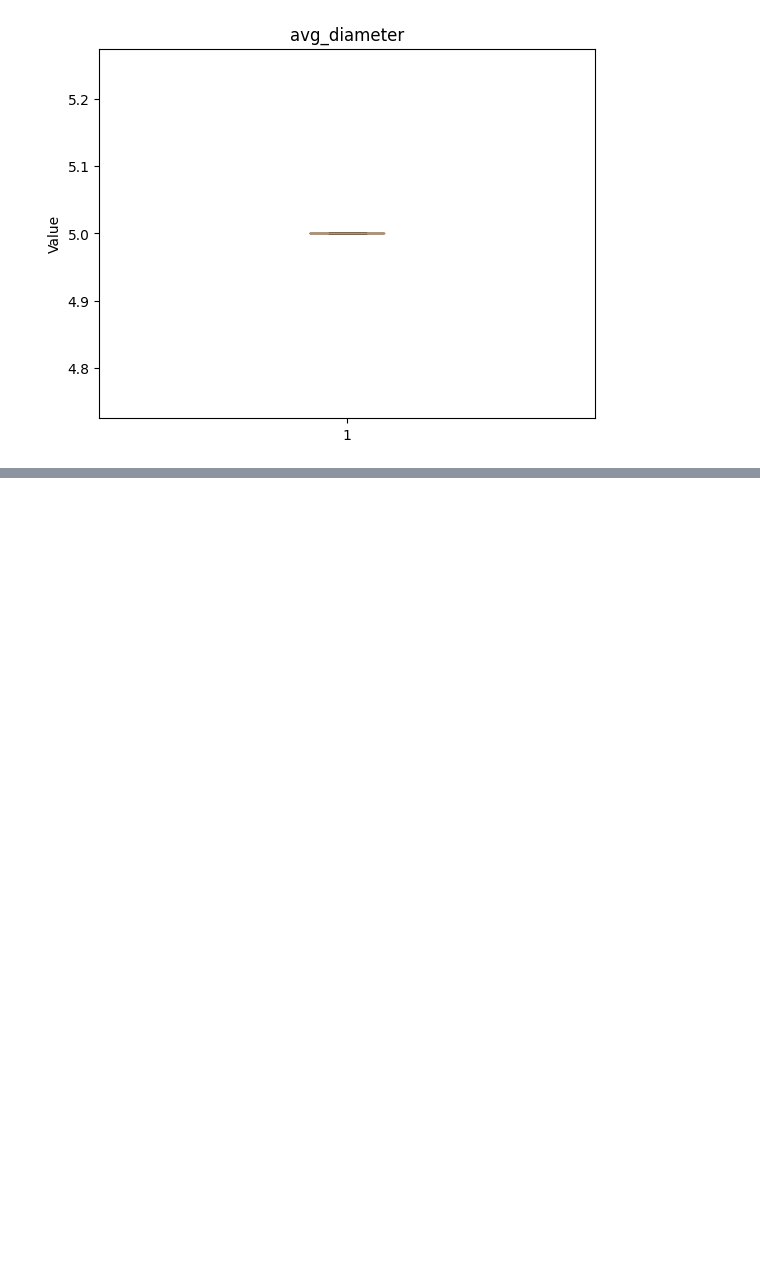
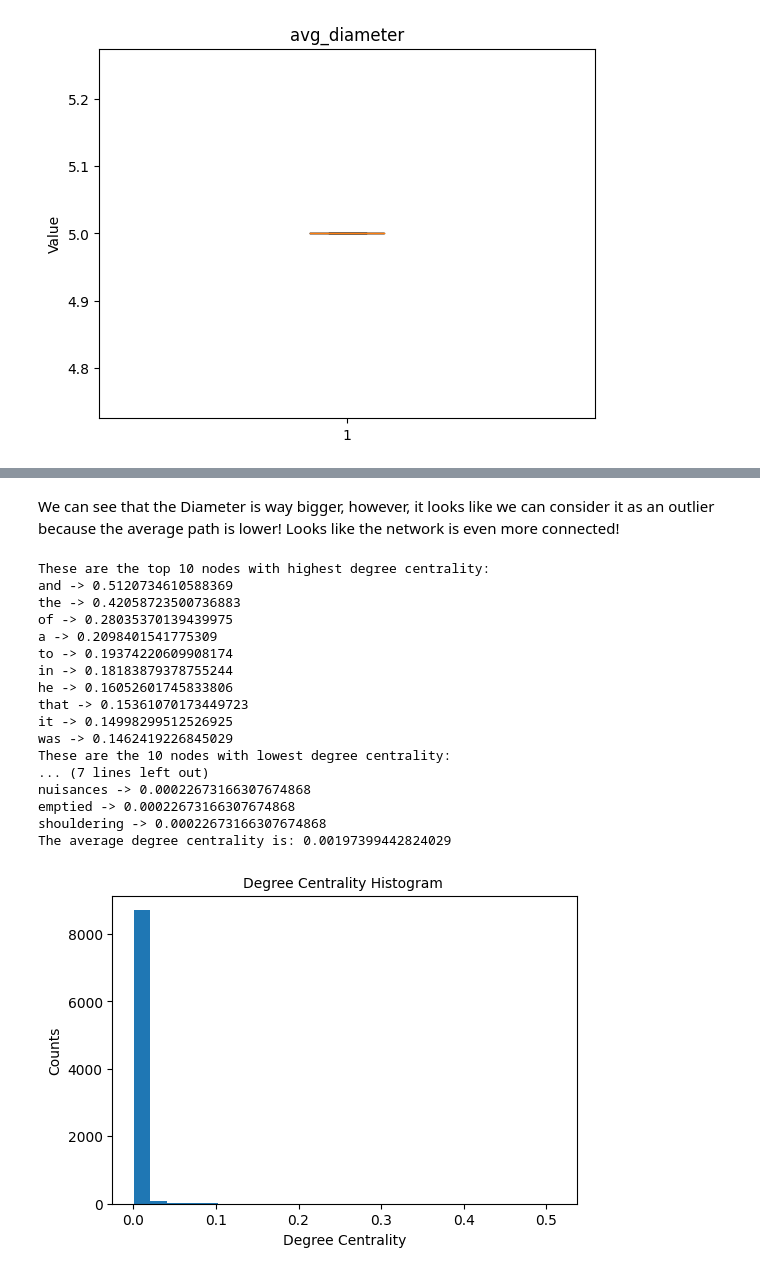
Before and after one commit to haylibi/network_science-word_analysis, a Jupyter notebook: notebook.ipynb, the cells around one changed output, grey strips where cells are left out. Cells and saved outputs as stored; diff of their text form; code cells hidden in the pictures; blank space fills up the shorter version.

```diff
--- a/notebook.ipynb
+++ b/notebook.ipynb
@@ -325,0 +371,42 @@ random_analysis(100)
+# %% [markdown]
+We can see that the Diameter is way bigger, however, it looks like we can consider it as an outlier because the average path is lower! Looks like the network is even more connected!
+# %%
+# degree centrality
+degree_centrality = nx.centrality.degree_centrality(network)
+# Compute the average degree centrality for each node
+average_degree_centrality = np.mean(list(degree_centrality.values()))
+# top 10 nodes by degree centrality
+centrality = (sorted(degree_centrality.items(), key=lambda item: item[1], reverse=True))
+top_10_centrality = centrality[:10]
+last_10_centrality = centrality[-10:]
+print("These are the top 10 nodes with highest degree centrality:\n" + '\n'.join([f"{node} -> {centrality_value}" for node, centrality_value in top_10_centrality]))
+print("These are the 10 nodes with lowest degree centrality:\n" + '\n'.join([f"{node} -> {centrality_value}" for node, centrality_value in last_10_centrality]))
+# highest degre centrality node
+# highest_centrality = centrality[0][1]
+# plot histogram
+plt.figure(figsize=(6, 4))
+plt.hist(degree_centrality.values(), bins=25)
+# plt.xticks(ticks=[0, 0.001, 0.002, 0.003, 0.004, 0.005, 0.006, 0.007])  # set the x axis ticks
+plt.title("Degree Centrality Histogram ", fontdict={"size": 10}, loc="center")
+plt.xlabel("Degree Centrality", fontdict={"size": 10})
+plt.ylabel("Counts", fontdict={"size": 10})
+print('The average degree centrality is: ' + str(average_degree_centrality))
+# %% [output]
+These are the top 10 nodes with highest degree centrality:
+and -> 0.5120734610588369
+the -> 0.42058723500736883
+of -> 0.28035370139439975
+a -> 0.2098401541775309
+to -> 0.19374220609908174
+in -> 0.18183879378755244
+he -> 0.16052601745833806
+that -> 0.15361070173449723
+it -> 0.14998299512526925
+was -> 0.1462419226845029
+These are the 10 nodes with lowest degree centrality:
+... (7 lines left out)
+nuisances -> 0.00022673166307674868
+emptied -> 0.00022673166307674868
+shouldering -> 0.00022673166307674868
+The average degree centrality is: 0.00197399442824029
+[figure, added]
```
Also changed, not shown: parts of 7 cells of this notebook.
